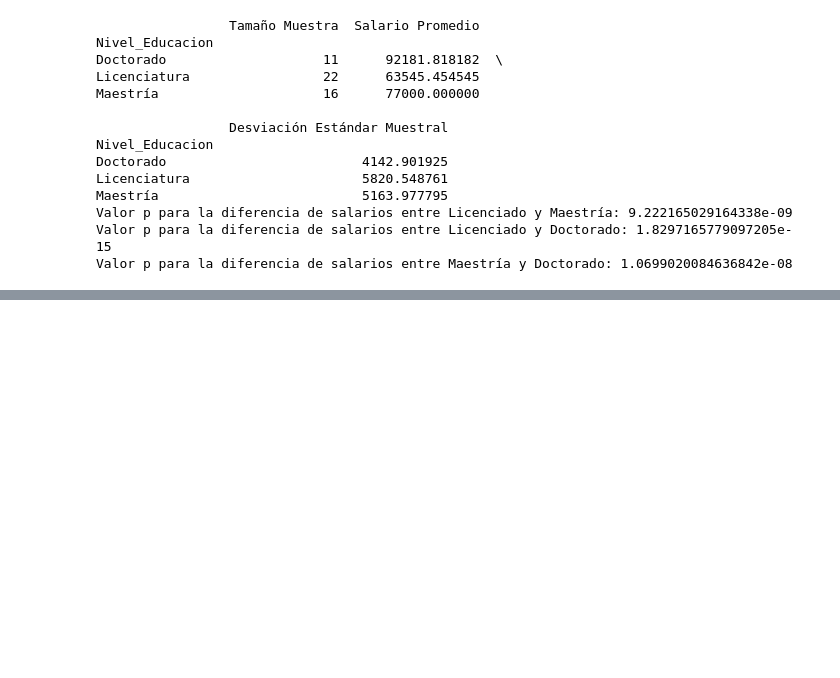
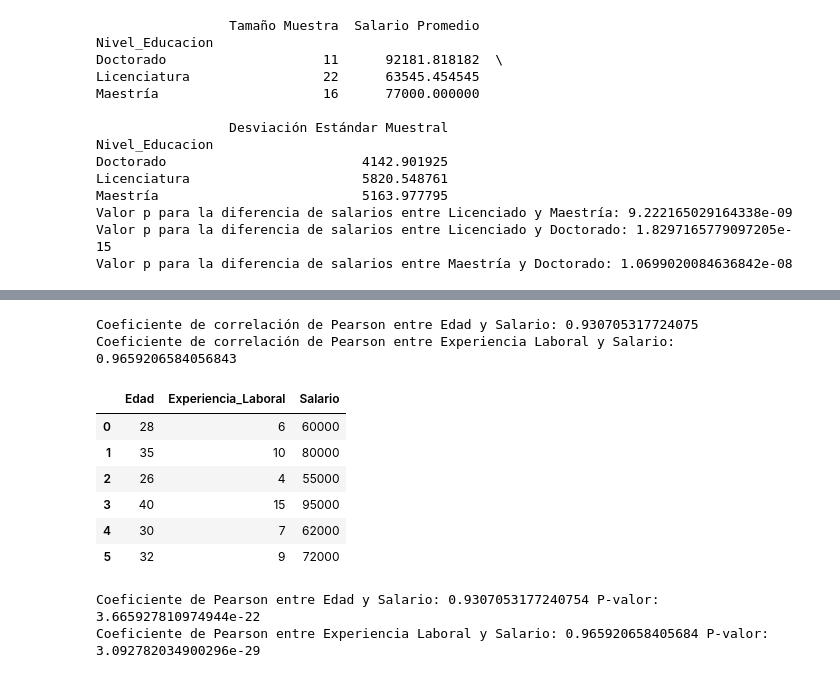
Before and after one commit to LeandroRodrigoMolina/IntegradorEstadisticaSecuela, a Jupyter notebook: main.ipynb, the cells around one changed output, grey strips where cells are left out. Saved outputs shown, nothing was run; the diff lists cells and outputs as text; code cells hidden in the pictures; blank space fills up the shorter version.

```diff
--- a/main.ipynb
+++ b/main.ipynb
@@ -287,0 +344,12 @@ Valor p para la diferencia de salarios entre Maestría y Doctorado: 1.0699020084
+# %%
+# Calcular el coeficiente de correlación de Pearson para Edad y Salario
+correlacion_edad_salario = df_empleados_excel_modificado['Edad'].corr(df_empleados_excel_modificado['Salario'])
+
+# Calcular el coeficiente de correlación de Pearson para Experiencia Laboral y Salario
+correlacion_experiencia_salario = df_empleados_excel_modificado['Experiencia_Laboral'].corr(df_empleados_excel_modificado['Salario'])
+
+print(f"Coeficiente de correlación de Pearson entre Edad y Salario: {correlacion_edad_salario}")
+print(f"Coeficiente de correlación de Pearson entre Experiencia Laboral y Salario: {correlacion_experiencia_salario}")
+# %% [output]
+Coeficiente de correlación de Pearson entre Edad y Salario: 0.930705317724075
+Coeficiente de correlación de Pearson entre Experiencia Laboral y Salario: 0.9659206584056843
@@ -287,0 +376,39 @@ Valor p para la diferencia de salarios entre Maestría y Doctorado: 1.0699020084
+# %%
+# Suponiendo que df_empleados_excel_modificado ya está definido y contiene tus datos
+# Selecciona los primeros 6 empleados
+primeros_seis_empleados = df_empleados_excel_modificado.head(6)
+
+# Muestra la tabla con los años, la experiencia laboral y el salario de los 6 primeros empleados
+tabla_primeros_seis = primeros_seis_empleados[['Edad', 'Experiencia_Laboral', 'Salario']]
+
+# Imprimir la tabla
+tabla_primeros_seis
+# %% [output]
+|  | Edad | Experiencia_Laboral | Salario |
+| 0 | 28 | 6 | 60000 |
+| 1 | 35 | 10 | 80000 |
+| 2 | 26 | 4 | 55000 |
+| 3 | 40 | 15 | 95000 |
+| 4 | 30 | 7 | 62000 |
+| 5 | 32 | 9 | 72000 |
+# %%
+import pandas as pd
+from scipy.stats import pearsonr
+
+# Suponiendo que df_empleados_excel_modificado es tu DataFrame y ya está cargado con los datos
+edad = df_empleados_excel_modificado['Edad']
+experiencia = df_empleados_excel_modificado['Experiencia_Laboral']
+salario = df_empleados_excel_modificado['Salario']
+
+# Calcular el coeficiente de Pearson entre Edad y Salario
+coeficiente_edad_salario, p_valor_edad_salario = pearsonr(edad, salario)
+
+# Calcular el coeficiente de Pearson entre Experiencia Laboral y Salario
+coeficiente_experiencia_salario, p_valor_experiencia_salario = pearsonr(experiencia, salario)
+
+# Mostrar los coeficientes de Pearson y los p-valores
+print("Coeficiente de Pearson entre Edad y Salario:", coeficiente_edad_salario, "P-valor:", p_valor_edad_salario)
+print("Coeficiente de Pearson entre Experiencia Laboral y Salario:", coeficiente_experiencia_salario, "P-valor:", p_valor_experiencia_salario)
+# %% [output]
+Coeficiente de Pearson entre Edad y Salario: 0.9307053177240754 P-valor: 3.665927810974944e-22
+Coeficiente de Pearson entre Experiencia Laboral y Salario: 0.965920658405684 P-valor: 3.092782034900296e-29
```
Also changed, not shown: parts of 4 cells of this notebook.
